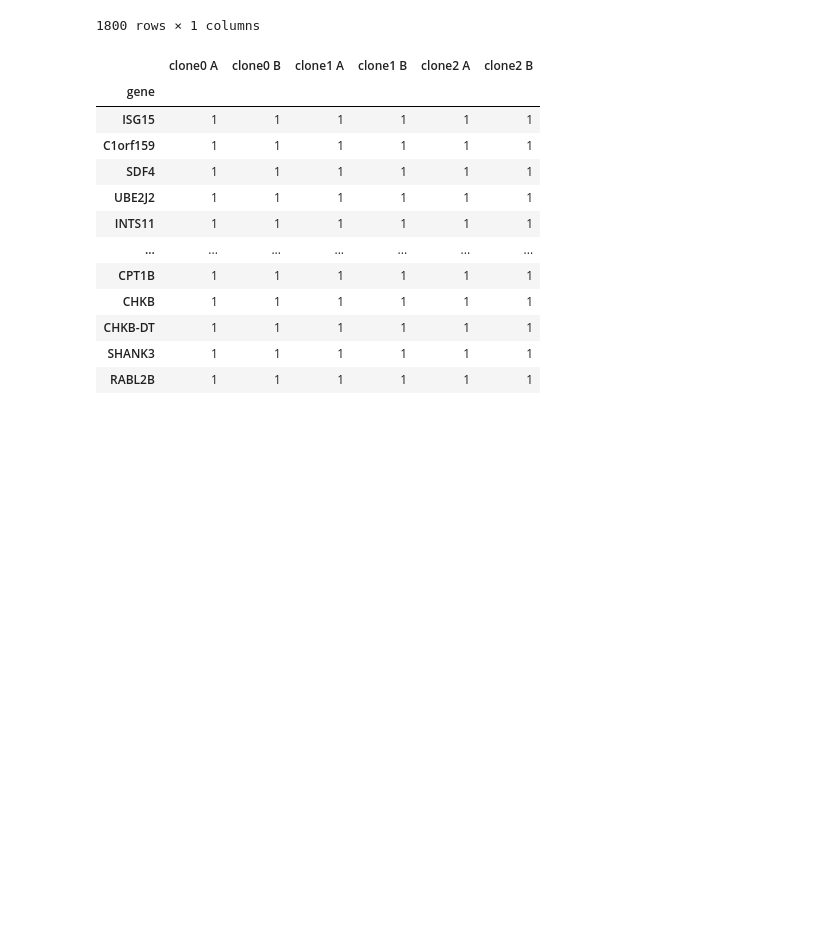
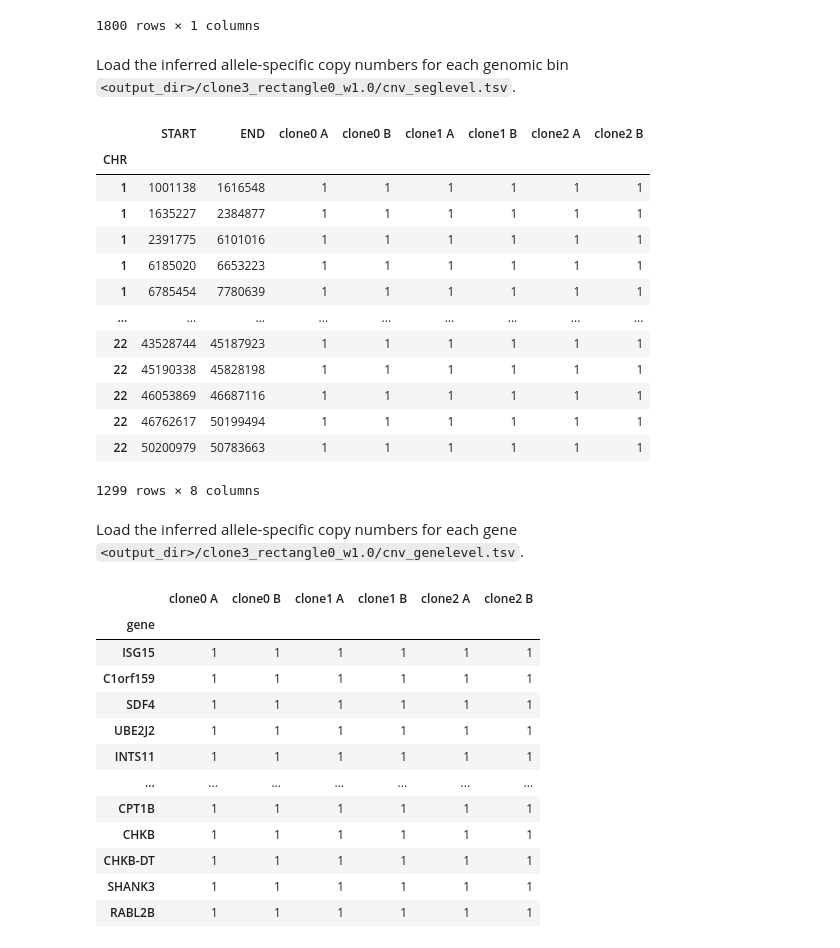
Before and after one commit to raphael-group/CalicoST, a Jupyter notebook: docs/notebooks/tutorials/simulated_data_tutorial.ipynb, the cells around one changed output. Saved outputs shown, nothing was run; the diff lists cells and outputs as text; code cells hidden in the pictures; blank space fills up the shorter version.

```diff
--- a/docs/notebooks/tutorials/simulated_data_tutorial.ipynb
+++ b/docs/notebooks/tutorials/simulated_data_tutorial.ipynb
@@ -67,6 +66,28 @@ df_clones
 | spot_1798 | 1 |
 | spot_1799 | 1 |
 1800 rows × 1 columns
+# %% [markdown]
+Load the inferred allele-specific copy numbers for each genomic bin `<output_dir>/clone3_rectangle0_w1.0/cnv_seglevel.tsv`.
+# %%
+df_cna = pd.read_csv(f"{output_dir}/clone3_rectangle0_w1.0/cnv_seglevel.tsv", header=0, index_col=0, sep='\t')
+df_cna
+# %% [output]
+|  | START | END | clone0 A | clone0 B | clone1 A | clone1 B | clone2 A | clone2 B |
+| CHR |  |  |  |  |  |  |  |  |
+| 1 | 1001138 | 1616548 | 1 | 1 | 1 | 1 | 1 | 1 |
+| 1 | 1635227 | 2384877 | 1 | 1 | 1 | 1 | 1 | 1 |
+| 1 | 2391775 | 6101016 | 1 | 1 | 1 | 1 | 1 | 1 |
+| 1 | 6185020 | 6653223 | 1 | 1 | 1 | 1 | 1 | 1 |
+| 1 | 6785454 | 7780639 | 1 | 1 | 1 | 1 | 1 | 1 |
+| ... | ... | ... | ... | ... | ... | ... | ... | ... |
+| 22 | 43528744 | 45187923 | 1 | 1 | 1 | 1 | 1 | 1 |
+| 22 | 45190338 | 45828198 | 1 | 1 | 1 | 1 | 1 | 1 |
+| 22 | 46053869 | 46687116 | 1 | 1 | 1 | 1 | 1 | 1 |
+| 22 | 46762617 | 50199494 | 1 | 1 | 1 | 1 | 1 | 1 |
+| 22 | 50200979 | 50783663 | 1 | 1 | 1 | 1 | 1 | 1 |
+1299 rows × 8 columns
+# %% [markdown]
+Load the inferred allele-specific copy numbers for each gene `<output_dir>/clone3_rectangle0_w1.0/cnv_genelevel.tsv`.
 # %%
 df_cna = pd.read_csv(f"{output_dir}/clone3_rectangle0_w1.0/cnv_genelevel.tsv", header=0, index_col=0, sep='\t')
 df_cna
```
Also changed, not shown: parts of 5 cells of this notebook, 1 other file.
